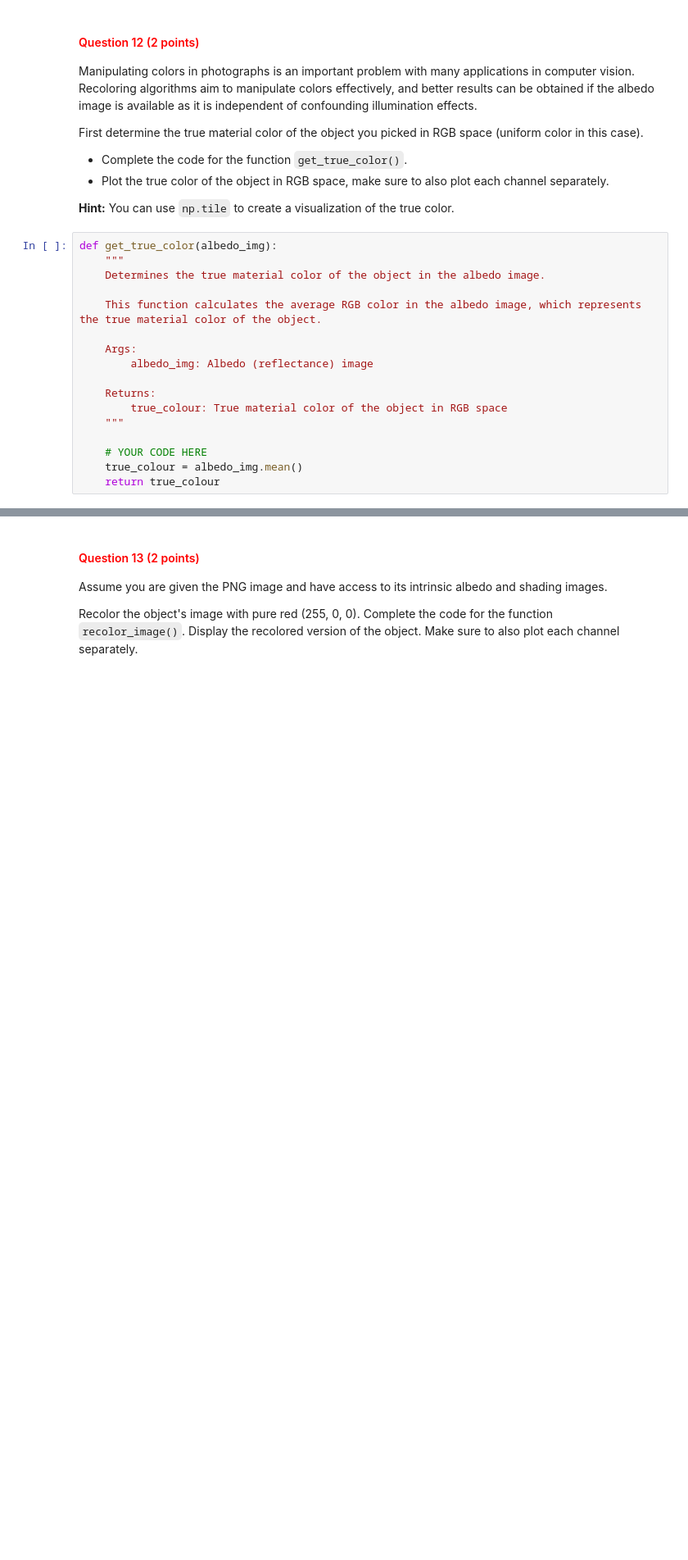
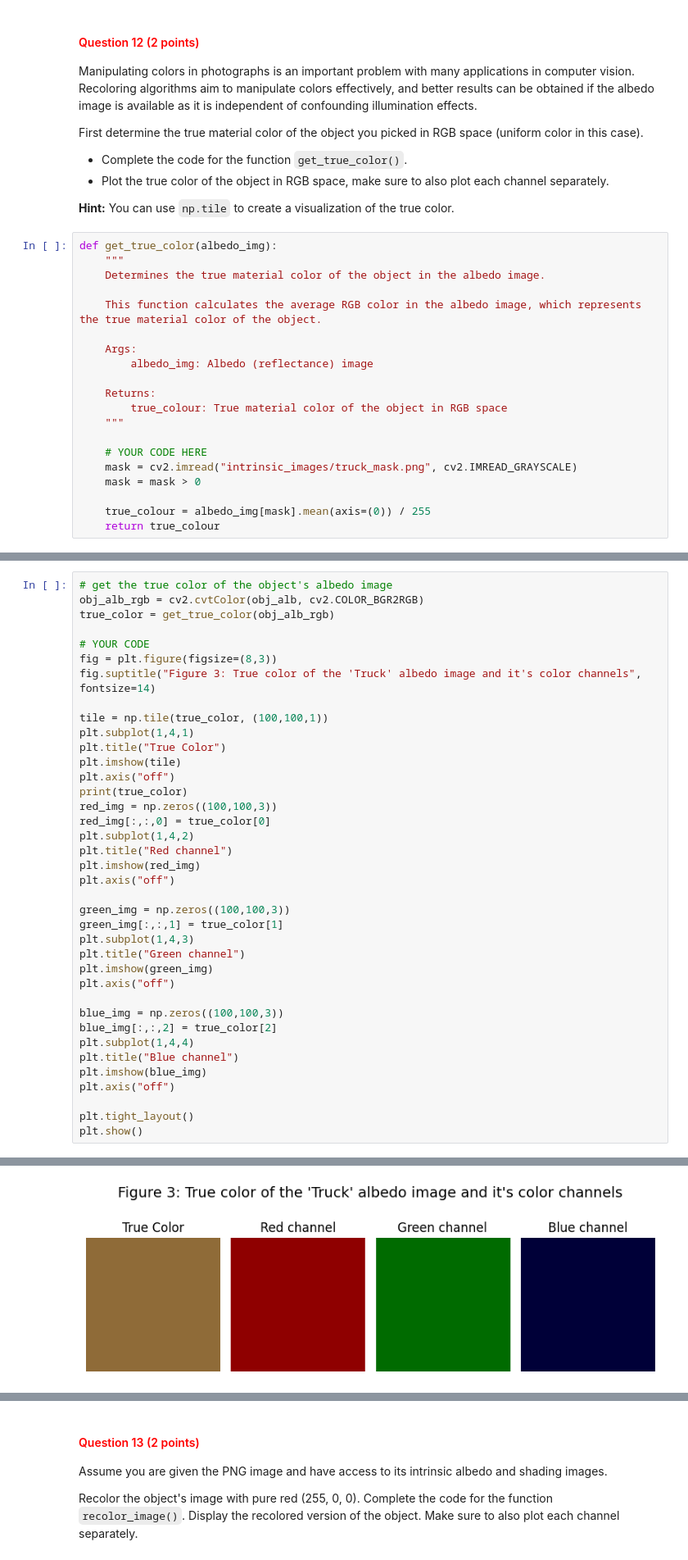
Before and after one commit to ozillan/cv1-lab-1, a Jupyter notebook: cv1-lab-1.ipynb, the cells around one changed output, grey strips where cells are left out. Shown at 82% size. Drawn from its saved outputs; the diff is of its cells as text; blank space fills up the shorter version.

```diff
--- a/cv1-lab-1.ipynb
+++ b/cv1-lab-1.ipynb
@@ -615,5 +620,8 @@ def get_true_color(albedo_img):
     """
 
     # YOUR CODE HERE
-    true_colour = albedo_img.mean()
+    mask = cv2.imread("intrinsic_images/truck_mask.png", cv2.IMREAD_GRAYSCALE)
+    mask = mask > 0
+
+    true_colour = albedo_img[mask].mean(axis=(0)) / 255
     return true_colour
@@ -631,0 +628,39 @@ ValueError: The truth value of an array with more than one element is ambiguous.
+# %%
+# get the true color of the object's albedo image
+obj_alb_rgb = cv2.cvtColor(obj_alb, cv2.COLOR_BGR2RGB)
+true_color = get_true_color(obj_alb_rgb)
+
+# YOUR CODE
+fig = plt.figure(figsize=(8,3))
+fig.suptitle("Figure 3: True color of the 'Truck' albedo image and it's color channels", fontsize=14)
+
+tile = np.tile(true_color, (100,100,1))
+plt.subplot(1,4,1)
+plt.title("True Color")
+plt.imshow(tile)
+plt.axis("off")
+print(true_color)
+red_img = np.zeros((100,100,3))
+red_img[:,:,0] = true_color[0]
+plt.subplot(1,4,2)
+plt.title("Red channel")
+plt.imshow(red_img)
+plt.axis("off")
+
+green_img = np.zeros((100,100,3))
+green_img[:,:,1] = true_color[1]
+plt.subplot(1,4,3)
+plt.title("Green channel")
+plt.imshow(green_img)
+plt.axis("off")
+
+blue_img = np.zeros((100,100,3))
+blue_img[:,:,2] = true_color[2]
+plt.subplot(1,4,4)
+plt.title("Blue channel")
+plt.imshow(blue_img)
+plt.axis("off")
+
+plt.tight_layout()
+plt.show()
+# %% [output]
@@ -631,0 +668 @@ ValueError: The truth value of an array with more than one element is ambiguous.
+[figure, added]
```
Also changed, not shown: parts of 18 cells of this notebook.
